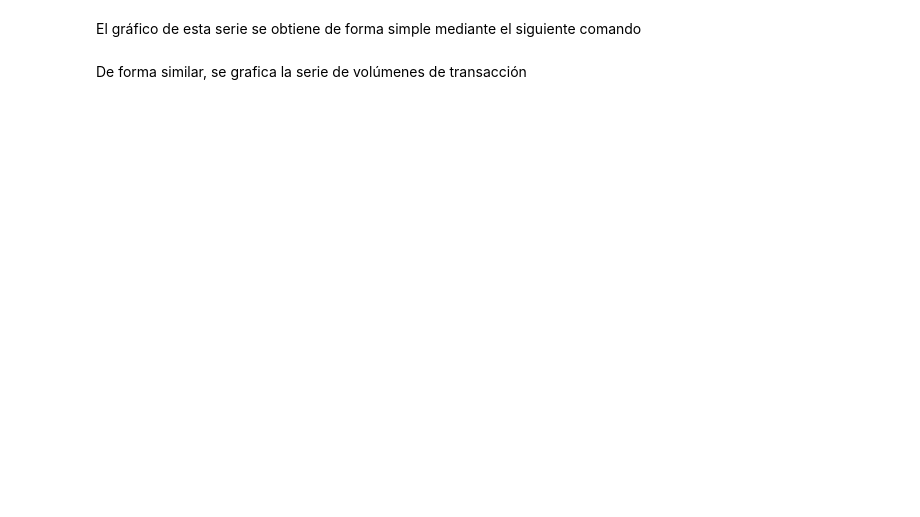
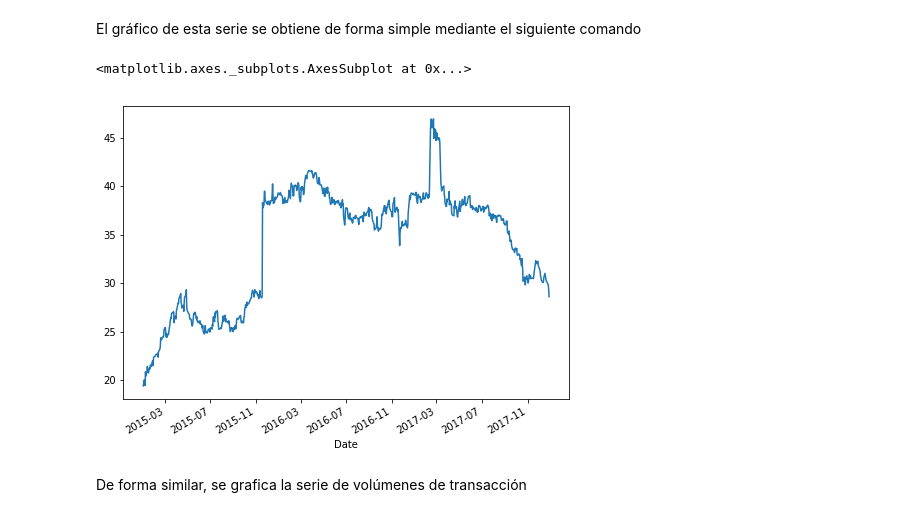
Before and after one commit to violetarcia/SPF-2019-II, a Jupyter notebook: TEMA-3/Clase17_DescargaHistoricosOpciones.ipynb, the cells around one changed output. Drawn from its saved outputs; the diff is of its cells as text; code cells hidden in the pictures; blank space fills up the shorter version.

```diff
--- a/TEMA-3/Clase17_DescargaHistoricosOpciones.ipynb
+++ b/TEMA-3/Clase17_DescargaHistoricosOpciones.ipynb
@@ -379,8 +559,8 @@ start = '2015-01-01'
 end = '2017-12-31'
 aero_mx = web.DataReader(ticker, data_source='yahoo', start=start, end=end)
 # Se extraen los precios de cierre y los volúmenes de transacción
-clos_aero_mx =
+clos_aero_mx = aero_mx['Adj Close']
 # clos_aero_mx
-vol_aero_mx =
+vol_aero_mx = aero_mx['Volume']
 vol_aero_mx
 # vol_aero_mx.shape,clos_aero_mx.shape
@@ -388,5 +582,9 @@ vol_aero_mx
 El gráfico de esta serie se obtiene de forma simple mediante el siguiente comando
 # %%
 # Gráfico de los precios de cierre ajustados
+clos_aero_mx.plot(figsize=(8,6))
+# %% [output]
+<matplotlib.axes._subplots.AxesSubplot at 0x...>
+[figure, added]
 # %% [markdown]
 De forma similar, se grafica la serie de volúmenes de transacción
```
Also changed, not shown: parts of 29 cells of this notebook.
